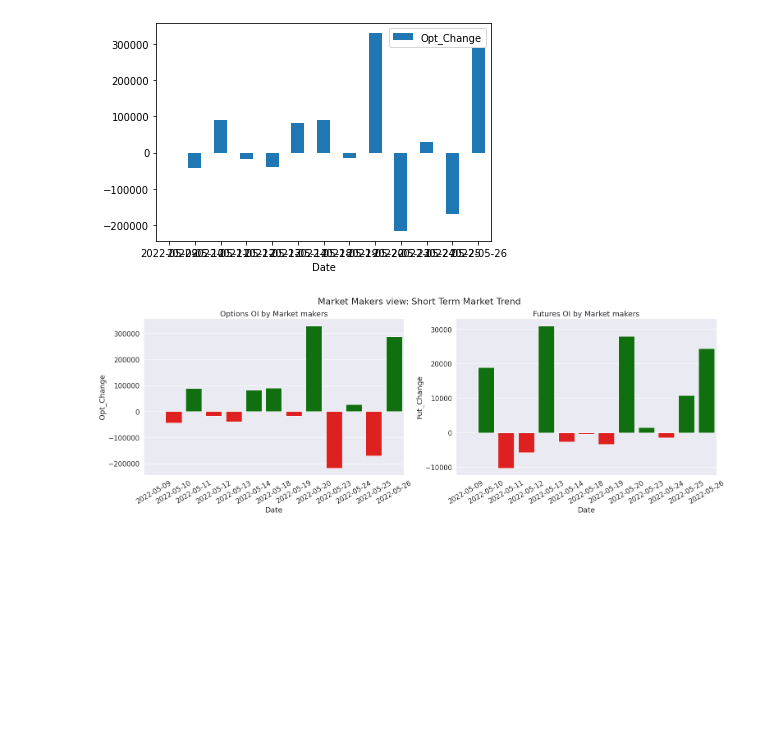
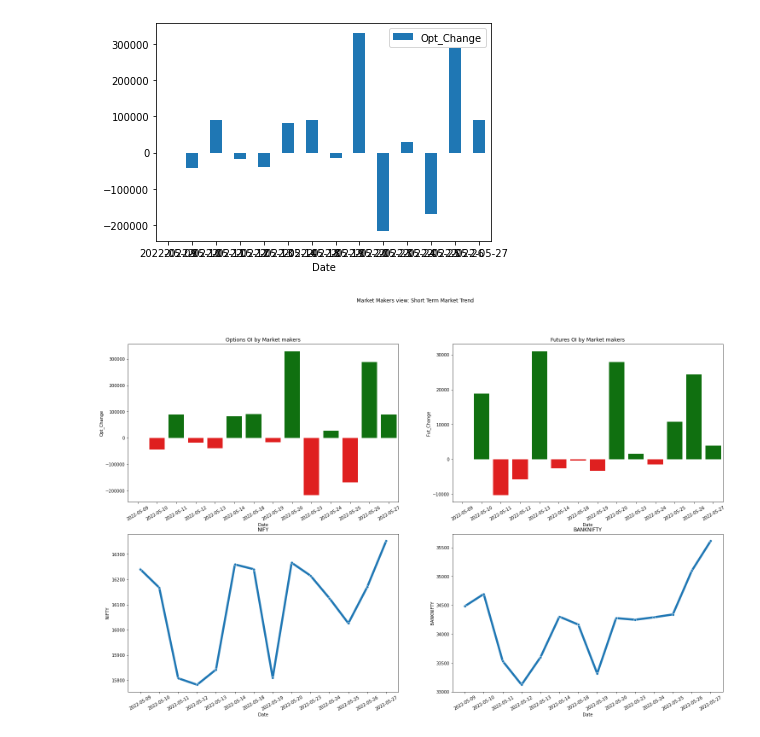
Before and after one commit to gkondayya/Options, a Jupyter notebook: BigPlayers.ipynb, the cells around one changed output. Drawn from its saved outputs; the diff is of its cells as text; code cells hidden in the pictures; blank space fills up the shorter version.

```diff
--- a/BigPlayers.ipynb
+++ b/BigPlayers.ipynb
@@ -5,7 +5,7 @@ import pandas as pd
 import datetime
 # %%
 #url="https://raw.githubusercontent.com/gkondayya/Options/main/fao_participant_oi_25052022.csv"
-url="https://www1.nseindia.com/content/nsccl/fao_participant_oi_26052022.csv"
+url="https://www1.nseindia.com/content/nsccl/fao_participant_oi_27052022.csv"
 df = pd.read_csv(url)
 df.head()
 # %% [output]
@@ -232,0 +237,6 @@ df11
+# %%
+from nsepy import get_history
+#from datetime import datetime, timedelta
+import datetime as dt
+NIFTY=get_history(symbol='NIFTY',start=dt.datetime(2022,5,10),end=dt.datetime.now(),index=True)
+BANKNIFTY=get_history(symbol='BANKNIFTY',start=dt.datetime(2022,5,10),end=dt.datetime.now(),index=True)
@@ -232,0 +260,5 @@ df11
+# %%
+df11['NIFTY'] = NIFTY['Close'].to_numpy()
+df11['BANKNIFTY'] = BANKNIFTY['Close'].to_numpy()
+
+df11
@@ -241,44 +289,60 @@ files.download('BigPlayers.csv')
 import matplotlib.pyplot as plt
 ax = df11.plot.bar(x='Date', y='Opt_Change', rot=0)
 # %% [output]
-[figure, old version]
+[figure, new version]
 # %%
 import seaborn as sb
 
 
-fig, axes = plt.subplots(1, 2, figsize=(25, 7), sharey=False)
+fig, axes = plt.subplots(2, 2, figsize=(25, 15), sharey=False)
 fig.suptitle('Market Makers view: Short Term Market Trend ')
 
-axes[0].set_xticklabels(
+axes[0,0].set_xticklabels(
     labels=df11["Date"], rotation=30)
 
-axes[1].set_xticklabels(
+axes[0,1].set_xticklabels(
     labels=df11["Date"], rotation=30)
+axes[1,0].set_xticklabels(
+    labels=df11["Date"], rotation=30)
+
+axes[1,1].set_xticklabels(
+    labels=df11["Date"], rotation=30)
+
 
 # Options
 clrs = ['red' if (x < 0) else 'green' for x in df11['Opt_Change'] ]
-sb.barplot(ax=axes[0], x=df11["Date"], y=df11['Opt_Change'],palette=clrs)
-axes[0].set_title("Options OI by Market makers")
+sb.barplot(ax=axes[0,0], x=df11["Date"], y=df11['Opt_Change'],palette=clrs)
+axes[0,0].set_title("Options OI by Market makers")
 
 # Futures
 #axes[1].set_ylim([df11['Fut_Change'].min(), df11['Fut_Change'].max()])
 
 clrs = ['red' if (x < 0) else 'green' for x in df11['Fut_Change'] ]
-sb.barplot(ax=axes[1], x=df11["Date"], y=df11['Fut_Change'],palette=clrs)
-axes[1].set_title("Futures OI by Market makers")
+sb.barplot(ax=axes[0,1], x=df11["Date"], y=df11['Fut_Change'],palette=clrs)
+axes[0,1].set_title("Futures OI by Market makers")
+
+sb.lineplot(ax=axes[1,0], x=df11["Date"], y=df11['NIFTY'],marker="o",linewidth=5)
+axes[1,0].set_title("NIFY")
+
+sb.lineplot(ax=axes[1,1], x=df11["Date"], y=df11['BANKNIFTY'],marker="o",linewidth=5)
+#sb.histplot(ax=axes[1,1], x=df11["Date"], y=df11['BANKNIFTY'])
+
+
+axes[1,1].set_title("BANKNIFTY")
+
 
 
 #plt.figure(figsize=(14,10))
 #sb.set(font_scale = 1.5)
 
 #g=sb.barplot(x =df11["Date"], y = df11['Opt_Change'],palette=clrs)
 #alues = np.array([2,5,3,6,4,7,1])
 #idx = np.array(list('abcdefg'))
 
 #sb.barplot(x=idx, y=values, palette=clrs) # color=clrs)
 
 
 # Show the plot
 plt.show()
 # %% [output]
-[figure, old version]
+[figure, new version]
```
Also changed, not shown: parts of 16 cells of this notebook.
